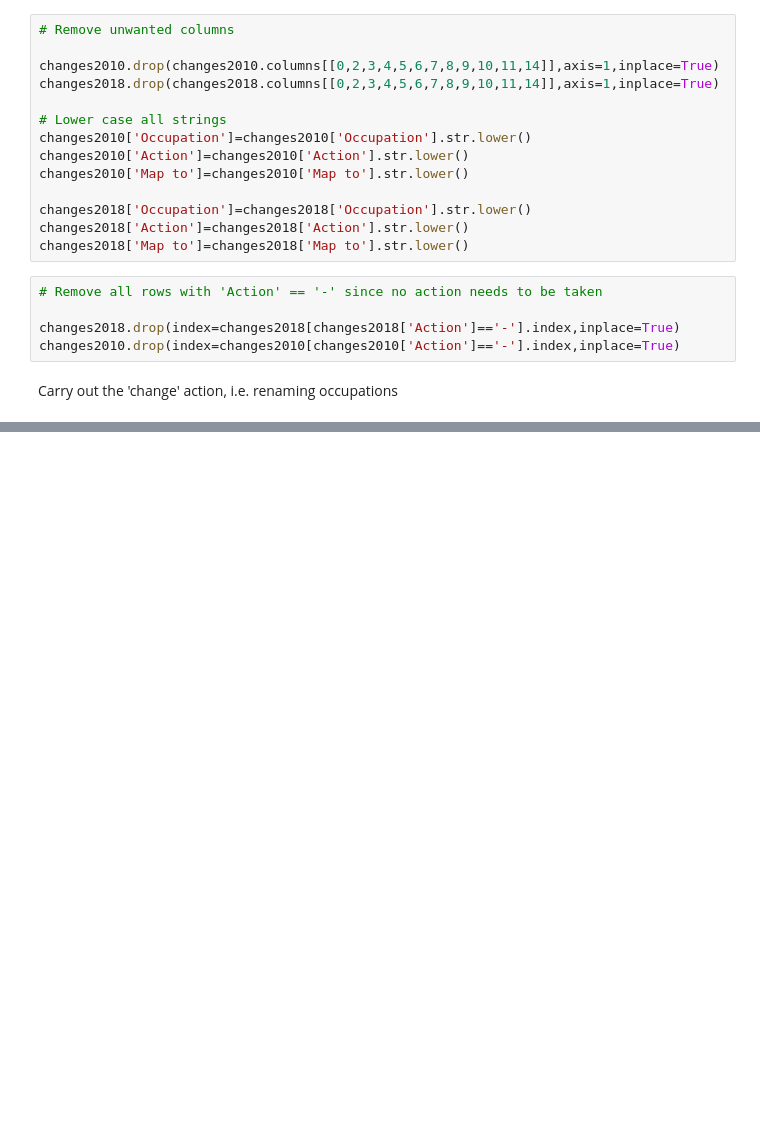
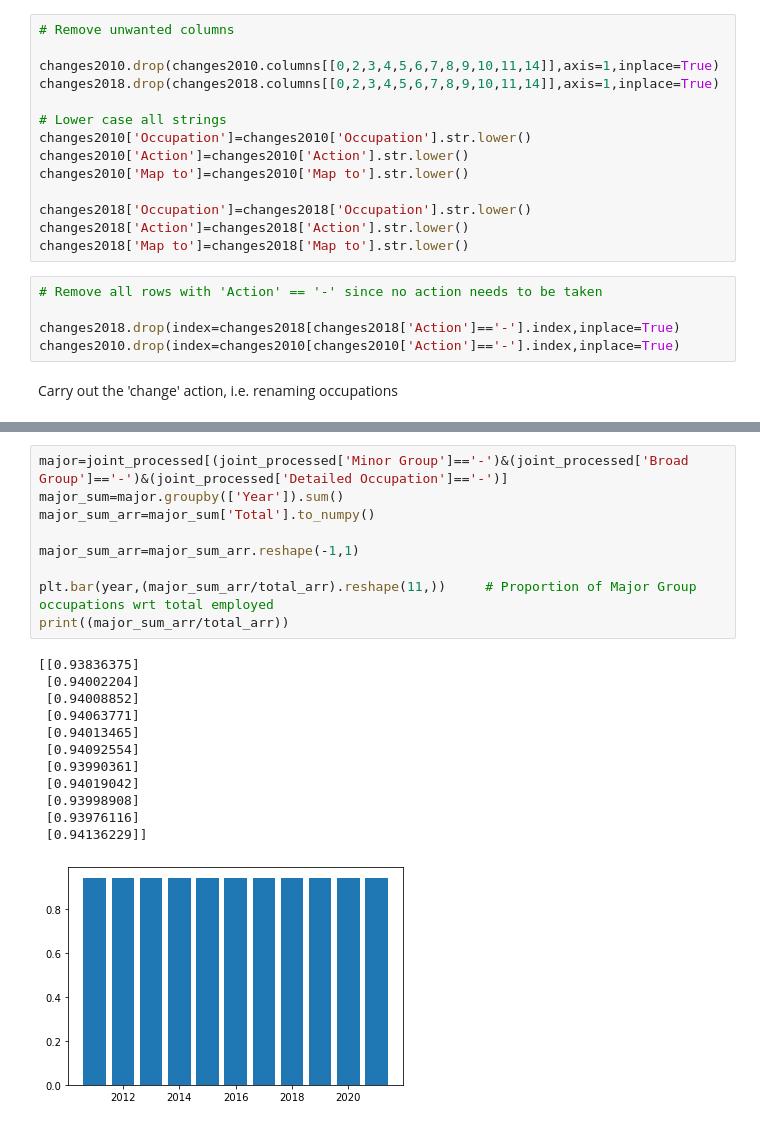
Before and after one commit to terencetan-c/4YP-The-Future-of-Work, a Jupyter notebook: Data cleaning/Data cleaning.ipynb, the cells around one changed output, grey strips where cells are left out. Cells and saved outputs as stored; diff of their text form; blank space fills up the shorter version.

```diff
--- a/Data cleaning/Data cleaning.ipynb
+++ b/Data cleaning/Data cleaning.ipynb
@@ -208,0 +389,22 @@ df_test.loc[df_test['Year']>2019]=joint_test
+# %%
+major=joint_processed[(joint_processed['Minor Group']=='-')&(joint_processed['Broad Group']=='-')&(joint_processed['Detailed Occupation']=='-')]
+major_sum=major.groupby(['Year']).sum()
+major_sum_arr=major_sum['Total'].to_numpy()
+
+major_sum_arr=major_sum_arr.reshape(-1,1)
+
+plt.bar(year,(major_sum_arr/total_arr).reshape(11,))     # Proportion of Major Group occupations wrt total employed
+print((major_sum_arr/total_arr))
+# %% [output]
+[[0.93836375]
+ [0.94002204]
+ [0.94008852]
+ [0.94063771]
+ [0.94013465]
+ [0.94092554]
+ [0.93990361]
+ [0.94019042]
+ [0.93998908]
+ [0.93976116]
+ [0.94136229]]
+[figure, added]
```
Also changed, not shown: parts of 56 cells of this notebook, 1 other file.
